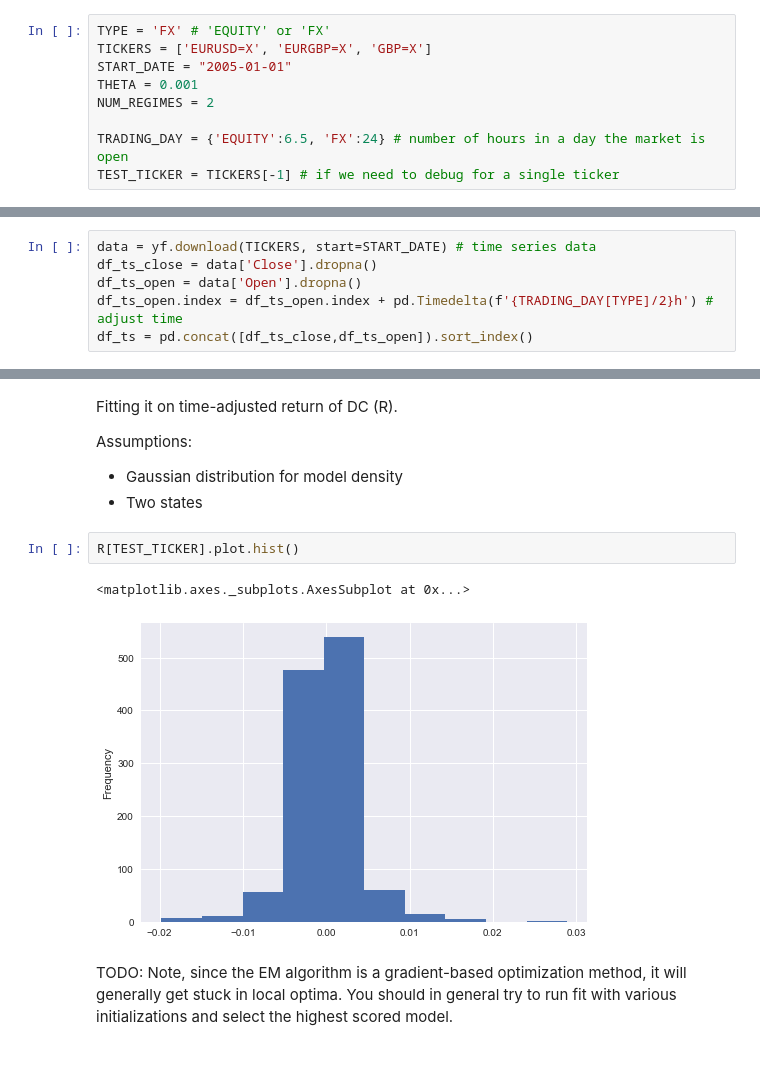
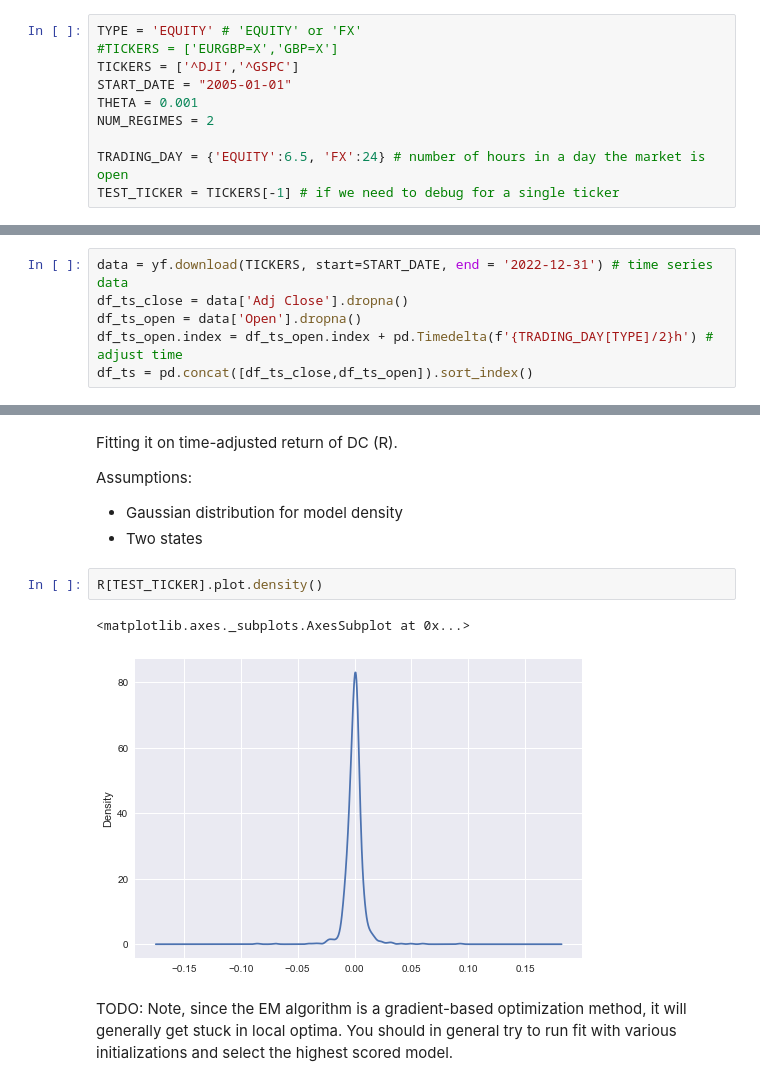
Before and after one commit to uday-31/detecting-market-regime-changes, a Jupyter notebook: detecting-regime-change.ipynb, the cells around one changed output, grey strips where cells are left out. Saved outputs shown, nothing was run; the diff lists cells and outputs as text.

```diff
--- a/detecting-regime-change.ipynb
+++ b/detecting-regime-change.ipynb
@@ -17,8 +17,9 @@ TODO: hyperparameters/global vars in UPPERCASE
 # %% [markdown]
 ## Reading data
 # %%
-TYPE = 'FX' # 'EQUITY' or 'FX'
-TICKERS = ['EURUSD=X', 'EURGBP=X', 'GBP=X']
+TYPE = 'EQUITY' # 'EQUITY' or 'FX'
+#TICKERS = ['EURGBP=X','GBP=X']
+TICKERS = ['^DJI','^GSPC']
 START_DATE = "2005-01-01"
 THETA = 0.001
 NUM_REGIMES = 2
@@ -28,8 +29,8 @@ TEST_TICKER = TICKERS[-1] # if we need to debug for a single ticker
 # %% [markdown]
 TODO: THETA has to depend on instrument considered, curencies are relatively more stable than equities
 # %%
-data = yf.download(TICKERS, start=START_DATE) # time series data
-df_ts_close = data['Close'].dropna()
+data = yf.download(TICKERS, start=START_DATE, end = '2022-12-31') # time series data
+df_ts_close = data['Adj Close'].dropna()
 df_ts_open = data['Open'].dropna()
 df_ts_open.index = df_ts_open.index + pd.Timedelta(f'{TRADING_DAY[TYPE]/2}h') # adjust time
 df_ts = pd.concat([df_ts_close,df_ts_open]).sort_index()
@@ -188,10 +189,10 @@ Assumptions:
 - Gaussian distribution for model density
 - Two states
 # %%
-R[TEST_TICKER].plot.hist()
+R[TEST_TICKER].plot.density()
 # %% [output]
 <matplotlib.axes._subplots.AxesSubplot at 0x...>
-[figure, old version]
+[figure, new version]
 # %% [markdown]
 TODO:  Note, since the EM algorithm is a gradient-based optimization method, it will generally get stuck in local optima. You should in general try to run fit with various initializations and select the highest scored model.
 # %%
```
Also changed, not shown: parts of 7 cells of this notebook.
